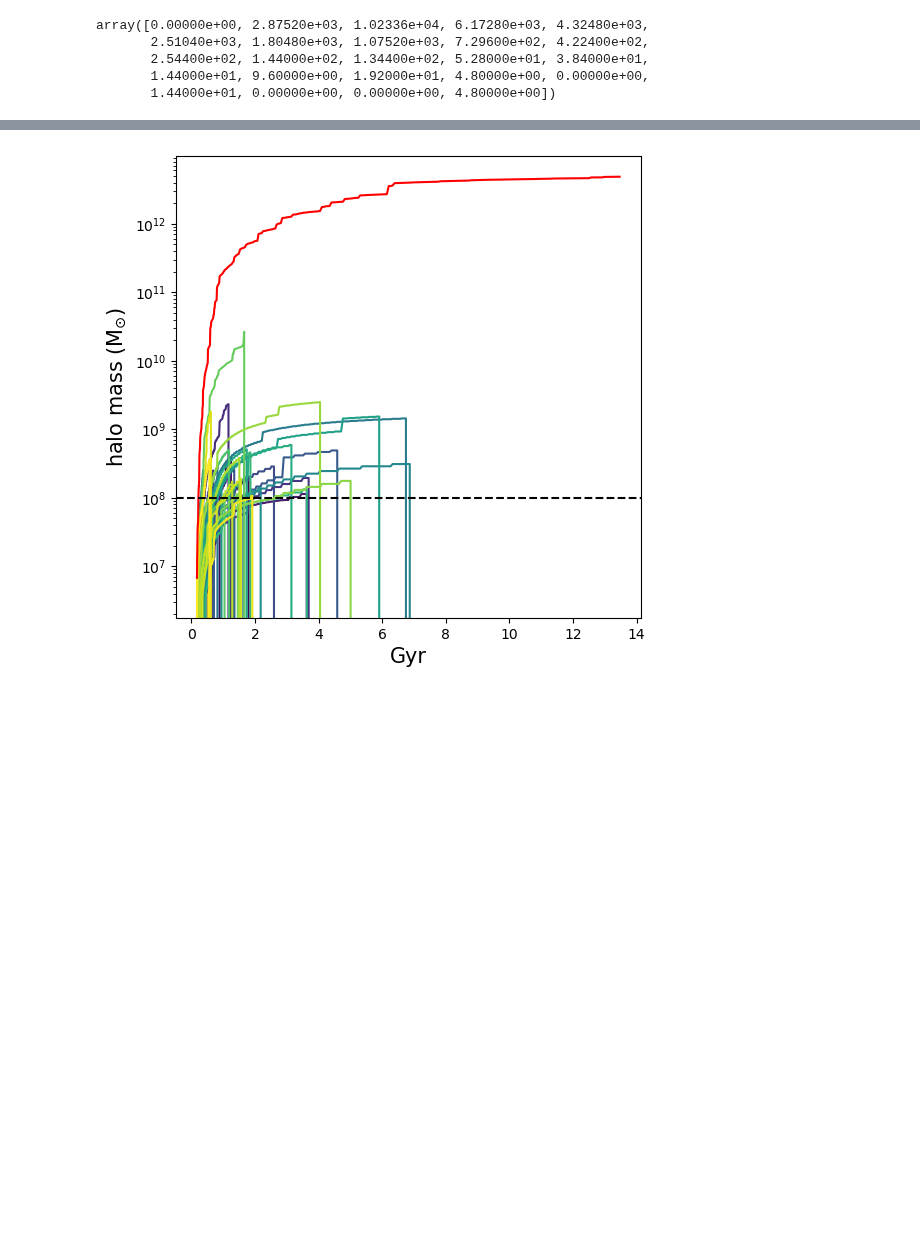
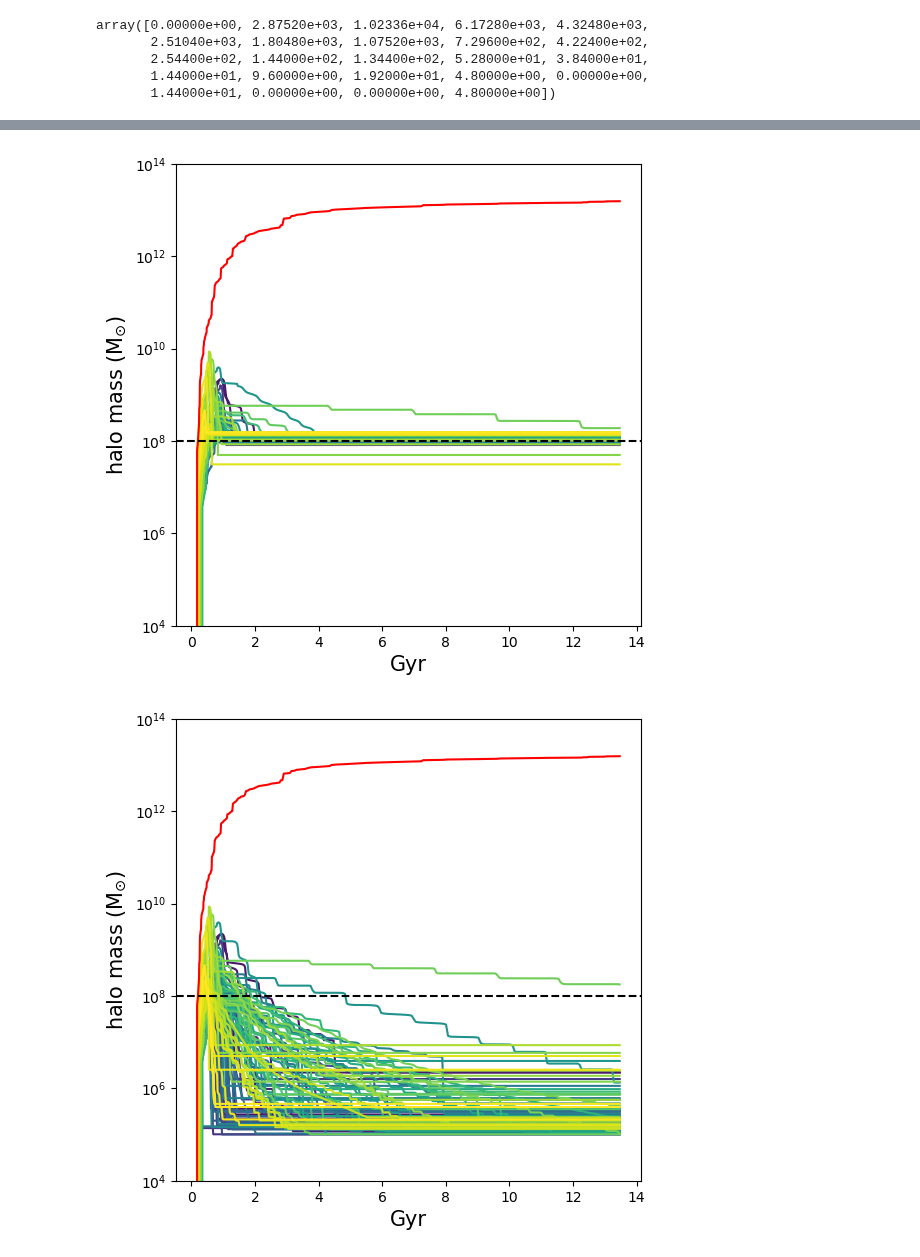
Before and after one commit to jsmonzon/SatGen, a Jupyter notebook: notebooks/test.ipynb, the cells around one changed output, grey strips where cells are left out. Saved outputs shown, nothing was run; the diff lists cells and outputs as text; code cells hidden in the pictures; blank space fills up the shorter version.

```diff
--- a/notebooks/test.ipynb
+++ b/notebooks/test.ipynb
@@ -102,4 +115,8 @@ plot_single_realization(np.load("../../data/5_8_0/tree_12.13_4.npz"), 40)
 # %%
-plot_single_realization(np.load("../../data/5_8_0/tree_12.532_2.npz"), 40)
+plot_single_realization(np.load("../../data/5_8_0/withering/tree_13.033_1evo.npz"), 100, rand=False, i=11100)
 # %% [output]
-[figure, old version]
+[figure, new version]
+# %%
+plot_single_realization(np.load("../../data/5_8_0/arbres/tree_13.033_1evo.npz"), 100, rand=False, i=11100)
+# %% [output]
+[figure, added]
```
Also changed, not shown: parts of 5 cells of this notebook, 9 other files.
